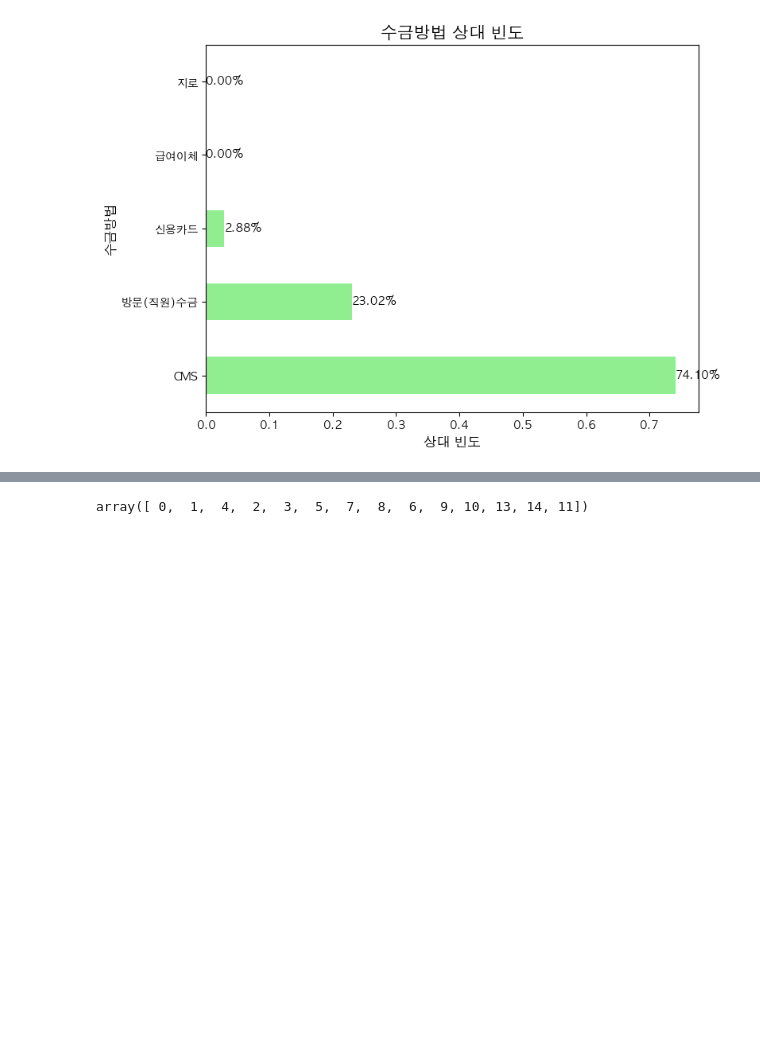
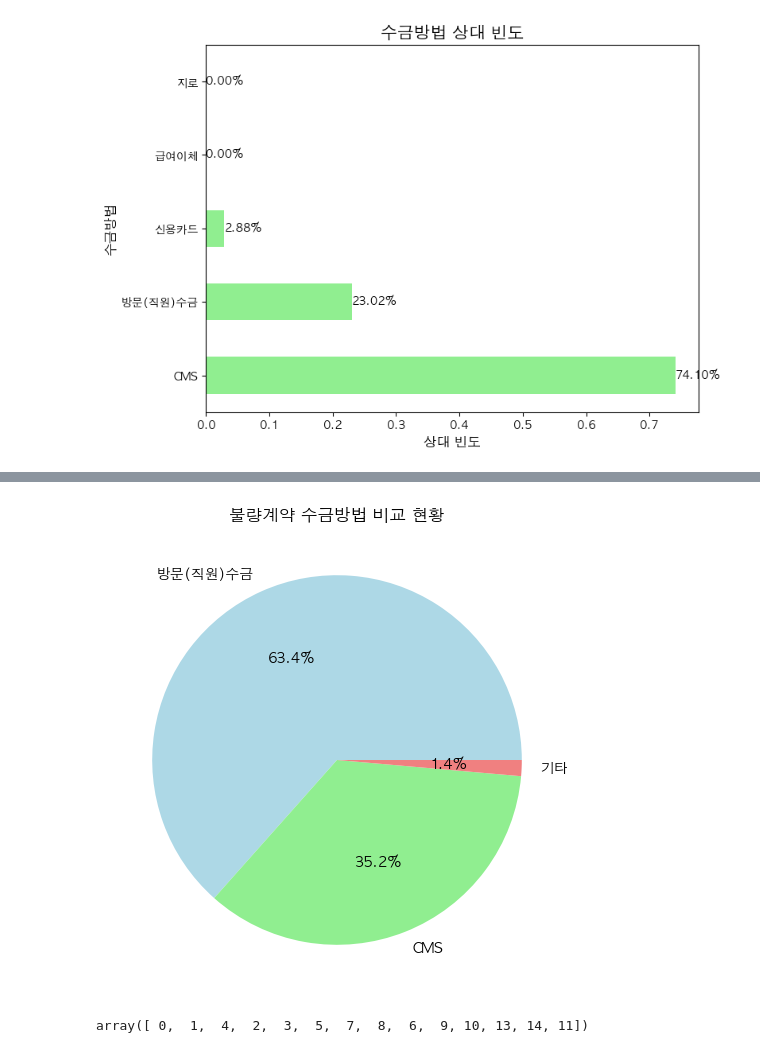
Before and after one commit to dhlee23/DBB-Expert, a Jupyter notebook: db_notes/DBB_proj2.ipynb, the cells around one changed output, grey strips where cells are left out. Cells and saved outputs as stored; diff of their text form; code cells hidden in the pictures; blank space fills up the shorter version.

```diff
--- a/db_notes/DBB_proj2.ipynb
+++ b/db_notes/DBB_proj2.ipynb
@@ -151,3 +178,22 @@ plt.show()
+# %%
+# 각 수금방법의 비율 계산
+proportions = df1_불량['수금방법코드_매핑'].value_counts(normalize=True)
+
+# 일정 비율 이하의 항목을 "그외"로 묶기
+threshold = 0.1  # 10% 이하인 항목들을 "기타"로 묶음
+others = proportions[proportions < threshold].sum()  # "그외" 항목들의 비율 합계
+main_categories = proportions[proportions >= threshold]  # 주된 카테고리들
+
+# "그외" 항목 추가
+main_categories['기타'] = others
+
+# 파이 차트 그리기
+plt.figure(figsize=(6, 6))
+plt.pie(main_categories, labels=main_categories.index, autopct='%1.1f%%', colors=['lightblue', 'lightgreen', 'lightcoral', 'lightpink'])
+plt.title('불량계약 수금방법 비교 현황')
+plt.show()
+# %% [output]
+[figure, added]
 # %%
 df1['승환계약대상해지총건수'].unique()
 # %% [output]
```
Also changed, not shown: parts of 3 cells of this notebook.
